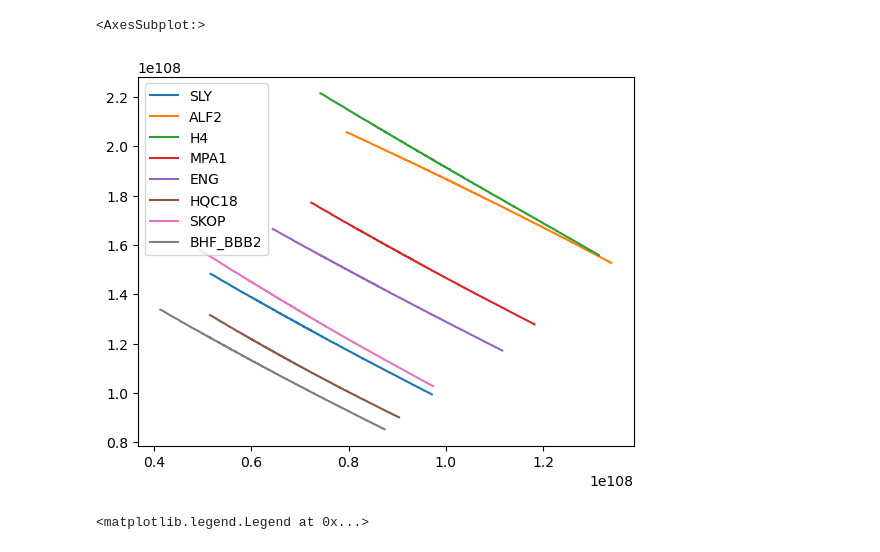
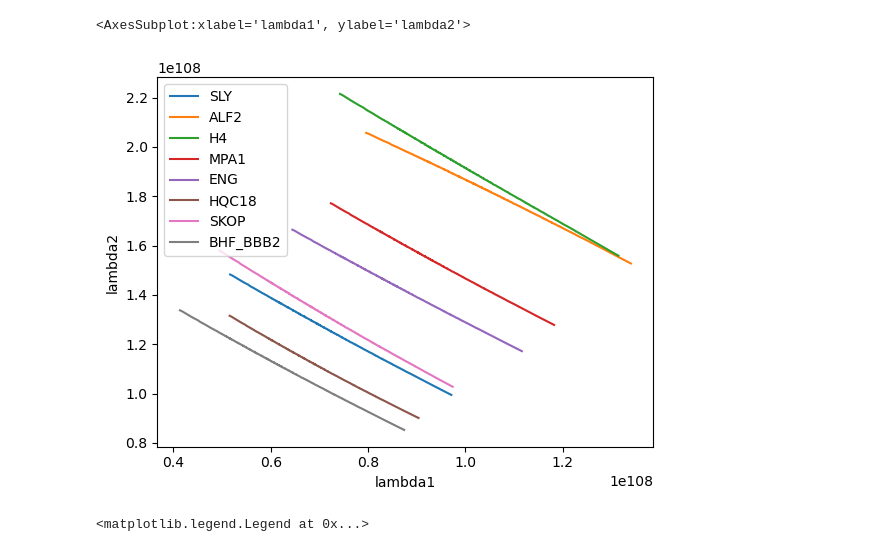
Before and after one commit to daniellmarc/Binary_Love, a Jupyter notebook: Test_extract_EOS.ipynb, the cells around one changed output. Cells and saved outputs as stored; diff of their text form; code cells hidden in the pictures.

```diff
--- a/Test_extract_EOS.ipynb
+++ b/Test_extract_EOS.ipynb
@@ -203,24 +297,24 @@ Lambda_2_val_15 = Lambda(lov15_m2, rad15_m2, results.posterior['mass_2'] * lal.M
 # %%
 # sns.lineplot( x=Lambda_val_1, y=Lambda_val_2, label='Binary_love_&_LambdaSymm')
 
-sns.lineplot( x=Lambda_1_val_0, y=Lambda_2_val_0, label='SLY')
+sns.lineplot( x=Lambda_1_val_0, y=Lambda_2_val_0, label='SLY').set(xlabel='lambda1', ylabel='lambda2')
 
 sns.lineplot( x=Lambda_1_val_1, y=Lambda_2_val_1,label='ALF2')
 
 sns.lineplot( x=Lambda_1_val_2, y=Lambda_2_val_2,label='H4')
 
 sns.lineplot( x=Lambda_1_val_3, y=Lambda_2_val_3,label='MPA1')
 
 sns.lineplot( x=Lambda_1_val_4, y=Lambda_2_val_4,label='ENG')
 
 sns.lineplot( x=Lambda_1_val_13, y=Lambda_2_val_13,label='HQC18')
 
 sns.lineplot( x=Lambda_1_val_14, y=Lambda_2_val_14,label='SKOP')
 
 sns.lineplot( x=Lambda_1_val_15, y=Lambda_2_val_15,label='BHF_BBB2')
 # %% [output]
-<AxesSubplot:>
+<AxesSubplot:xlabel='lambda1', ylabel='lambda2'>
-[figure, old version]
+[figure, new version]
 # %%
 sns.kdeplot( x=results.posterior['lambda_1'], y=results.posterior['lambda_2'],color = 'gray', label='Binary_love_&_LambdaSymm')
 # sns.lineplot( x=Lambda_val_1, y=Lambda_val_2,color = 'blue', label='SLY')
```
Also changed, not shown: parts of 10 cells of this notebook.
